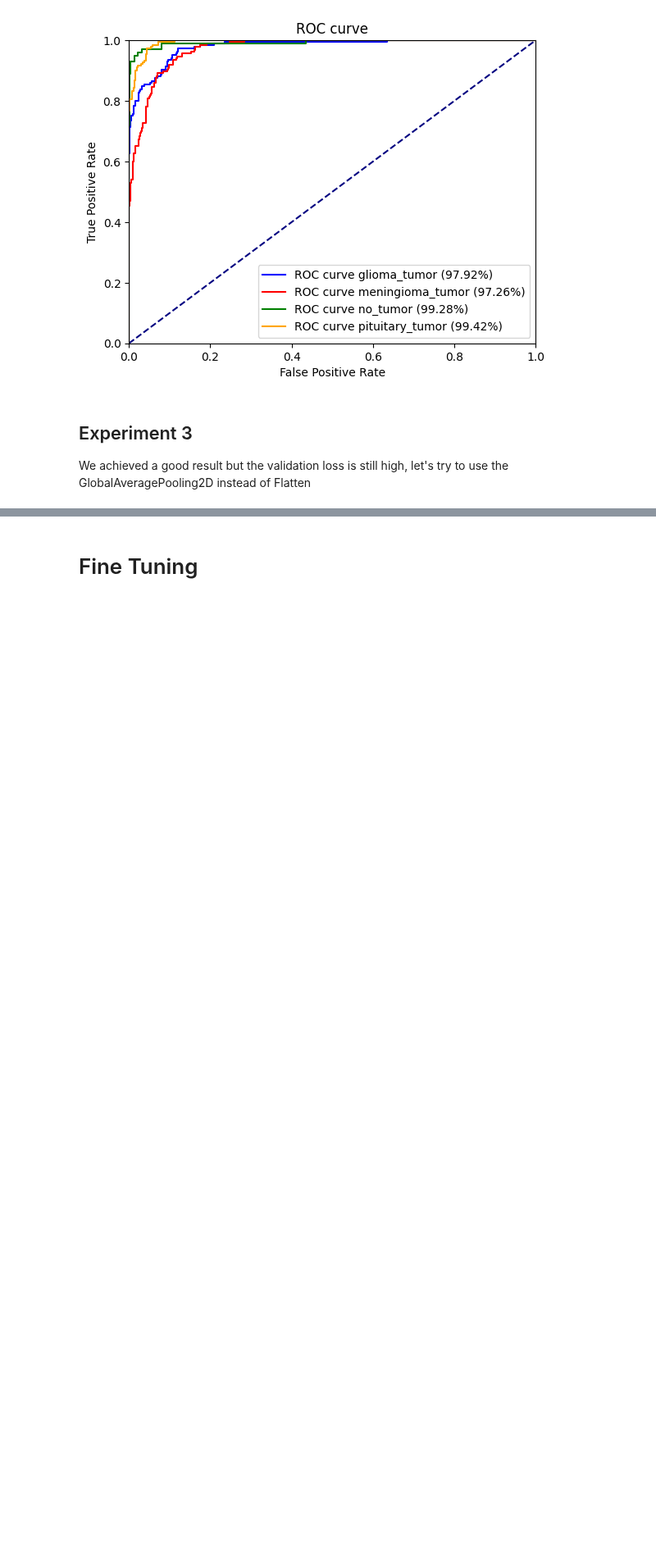
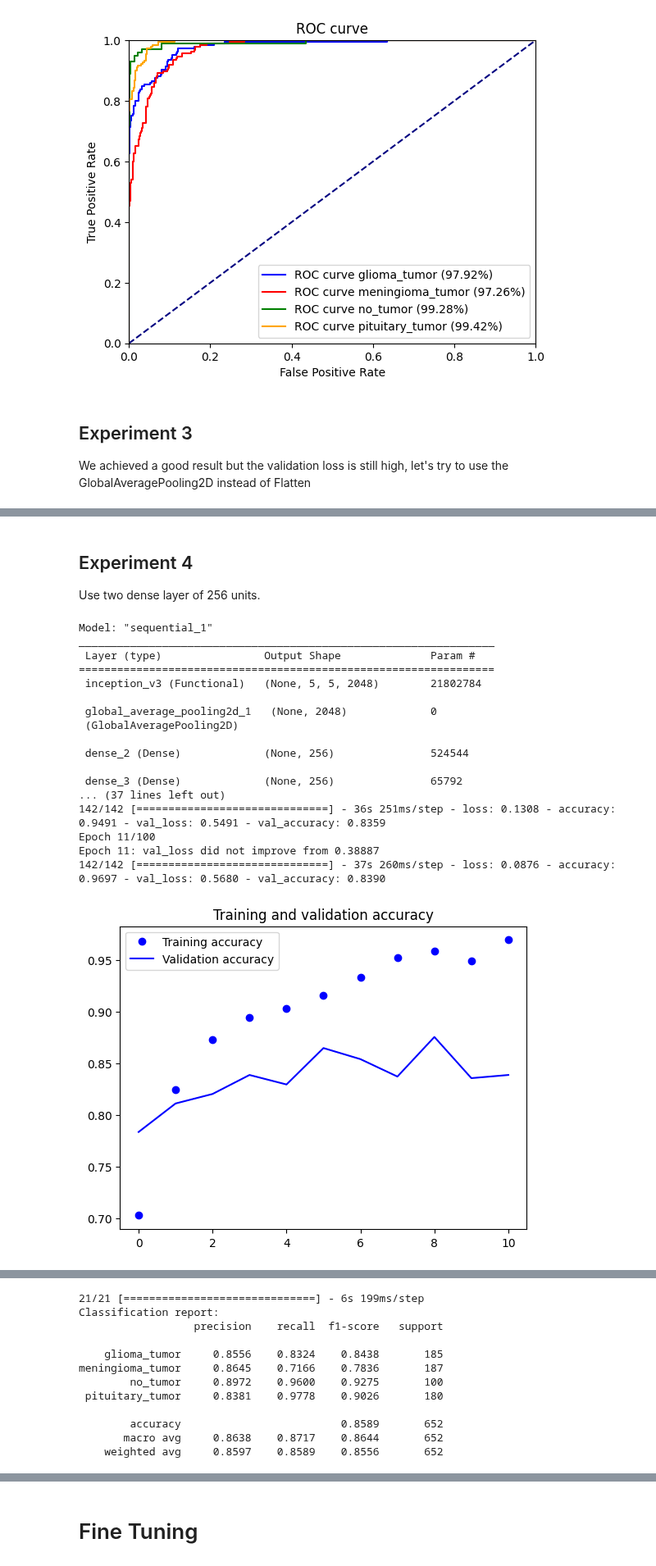
Before and after one commit to mgiorgi13/brain_tumor_classifier, a Jupyter notebook: InceptionV3_pretrained_network.ipynb, the cells around one changed output, grey strips where cells are left out. Shown at 82% size. Saved outputs shown, nothing was run; the diff lists cells and outputs as text; code cells hidden in the pictures; blank space fills up the shorter version.

```diff
--- a/InceptionV3_pretrained_network.ipynb
+++ b/InceptionV3_pretrained_network.ipynb
@@ -426,0 +459,42 @@ NameError: ignored
+# %% [markdown]
+## Experiment 4
+Use two dense layer of 256 units.
+# %%
+model = Sequential()
+model.add(base_model)
+model.add(GlobalAveragePooling2D())
+model.add(Dense(256, activation='relu'))
+model.add(Dense(256, activation='relu'))
+model.add(Dense(4, activation='softmax'))
+
+# freeze the layers of the pretrained model
+for layer in base_model.layers:
+    layer.trainable = False
+
+# compile the model
+compile_model(model)
+
+# run the model
+run_model(model, 'InceptionV3', "InceptionV3_256_256")
+
+# evaluate model
+evaluate_model(model,test_generator, 'InceptionV3_256_256', "InceptionV3")
+# %% [output]
+Model: "sequential_1"
+_________________________________________________________________
+ Layer (type)                Output Shape              Param #
+=================================================================
+ inception_v3 (Functional)   (None, 5, 5, 2048)        21802784
+
+ global_average_pooling2d_1   (None, 2048)             0
+ (GlobalAveragePooling2D)
+
+ dense_2 (Dense)             (None, 256)               524544
+
+ dense_3 (Dense)             (None, 256)               65792
+... (37 lines left out)
+142/142 [==============================] - 36s 251ms/step - loss: 0.1308 - accuracy: 0.9491 - val_loss: 0.5491 - val_accuracy: 0.8359
+Epoch 11/100
+Epoch 11: val_loss did not improve from 0.38887
+142/142 [==============================] - 37s 260ms/step - loss: 0.0876 - accuracy: 0.9697 - val_loss: 0.5680 - val_accuracy: 0.8390
+[figure, added]
@@ -426,0 +502,12 @@ NameError: ignored
+21/21 [==============================] - 6s 199ms/step
+Classification report:
+                  precision    recall  f1-score   support
+
+    glioma_tumor     0.8556    0.8324    0.8438       185
+meningioma_tumor     0.8645    0.7166    0.7836       187
+        no_tumor     0.8972    0.9600    0.9275       100
+ pituitary_tumor     0.8381    0.9778    0.9026       180
+
+        accuracy                         0.8589       652
+       macro avg     0.8638    0.8717    0.8644       652
+    weighted avg     0.8597    0.8589    0.8556       652
```
Also changed, not shown: parts of 3 cells of this notebook.
